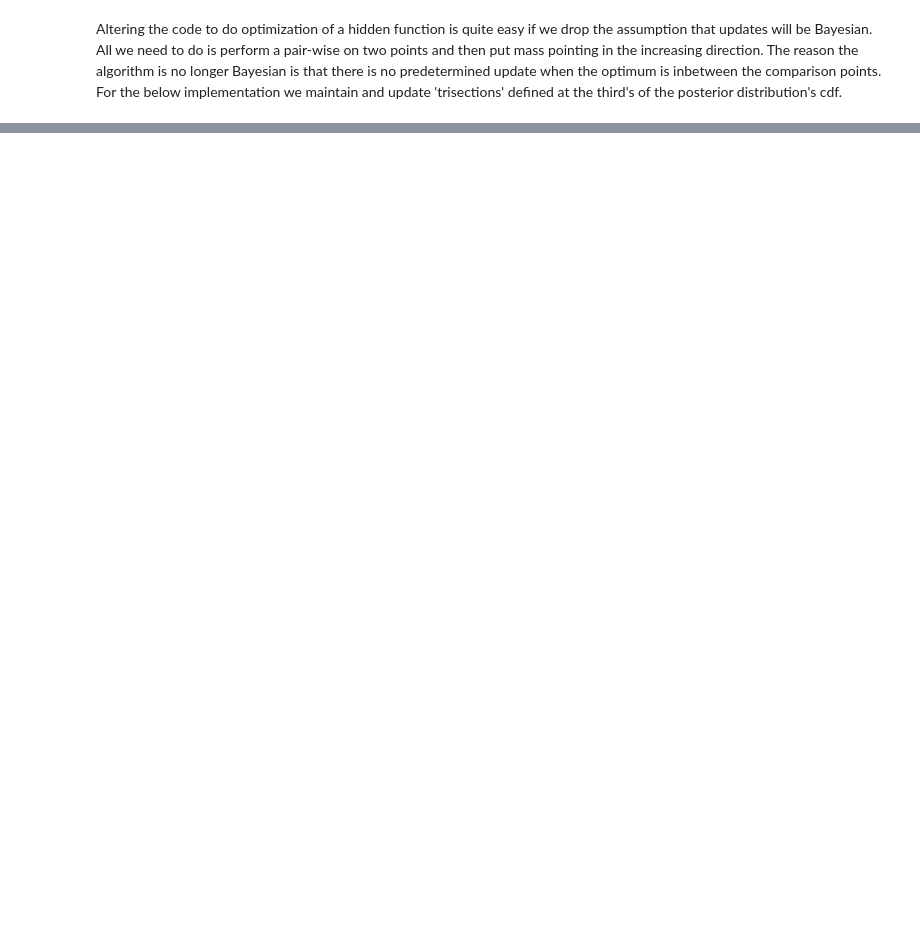
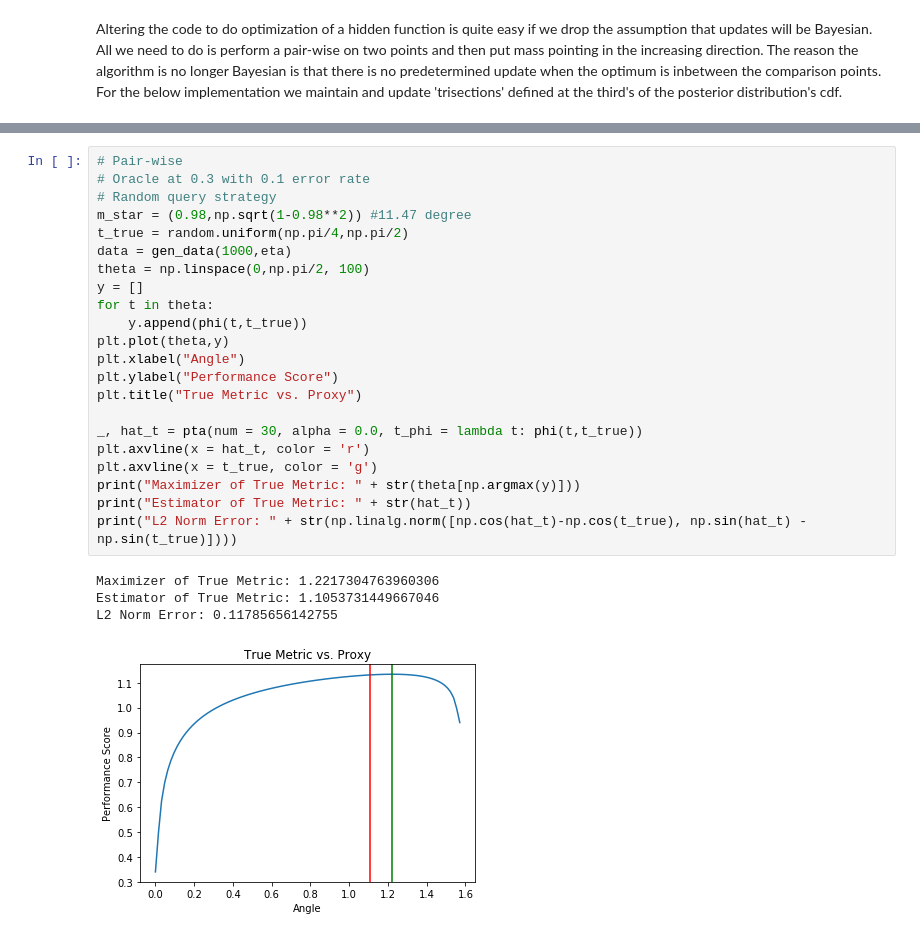
Before and after one commit to zrobertson466920/Probabalistic_Bisection, a Jupyter notebook: Preference_Elicitation_Demo.ipynb, the cells around one changed output, grey strips where cells are left out. Drawn from its saved outputs; the diff is of its cells as text; blank space fills up the shorter version.

```diff
--- a/Preference_Elicitation_Demo.ipynb
+++ b/Preference_Elicitation_Demo.ipynb
@@ -332,0 +361,27 @@ NameError: name 'voters' is not defined
+# %%
+# Pair-wise
+# Oracle at 0.3 with 0.1 error rate
+# Random query strategy
+m_star = (0.98,np.sqrt(1-0.98**2)) #11.47 degree
+t_true = random.uniform(np.pi/4,np.pi/2)
+data = gen_data(1000,eta)
+theta = np.linspace(0,np.pi/2, 100)
+y = []
+for t in theta:
+    y.append(phi(t,t_true))
+plt.plot(theta,y)
+plt.xlabel("Angle")
+plt.ylabel("Performance Score")
+plt.title("True Metric vs. Proxy")
+
+_, hat_t = pta(num = 30, alpha = 0.0, t_phi = lambda t: phi(t,t_true))
+plt.axvline(x = hat_t, color = 'r')
+plt.axvline(x = t_true, color = 'g')
+print("Maximizer of True Metric: " + str(theta[np.argmax(y)]))
+print("Estimator of True Metric: " + str(hat_t))
+print("L2 Norm Error: " + str(np.linalg.norm([np.cos(hat_t)-np.cos(t_true), np.sin(hat_t) - np.sin(t_true)])))
+# %% [output]
+Maximizer of True Metric: 1.2217304763960306
+Estimator of True Metric: 1.1053731449667046
+L2 Norm Error: 0.11785656142755
+[figure, added]
```
Also changed, not shown: parts of 26 cells of this notebook.
